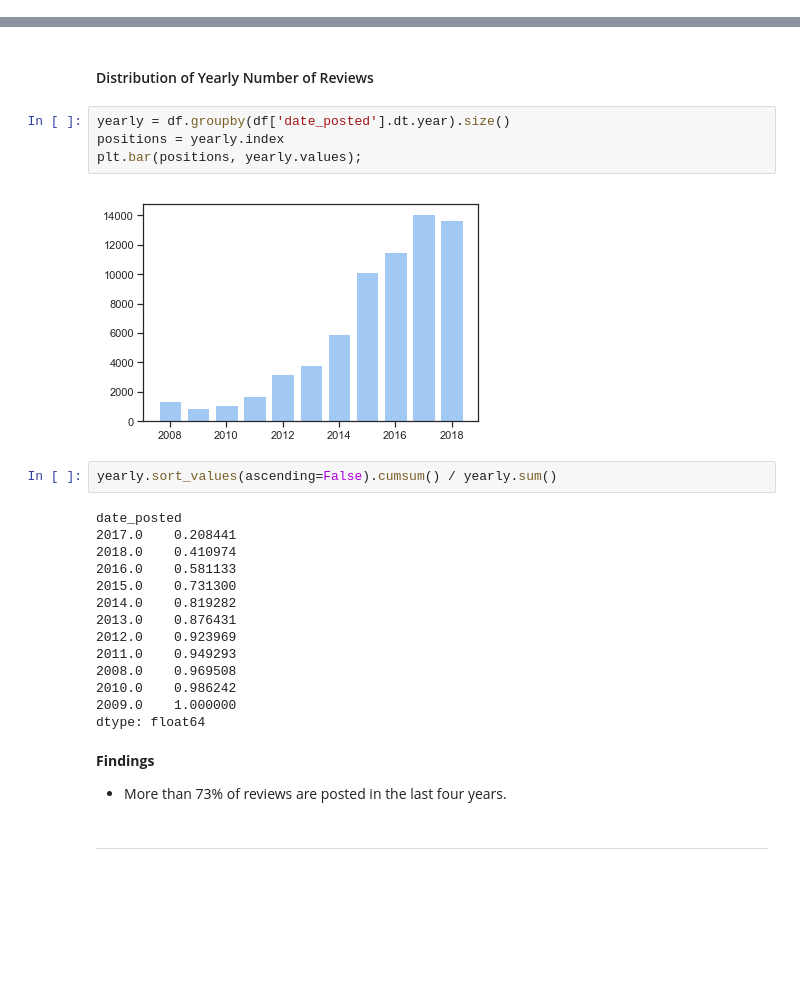
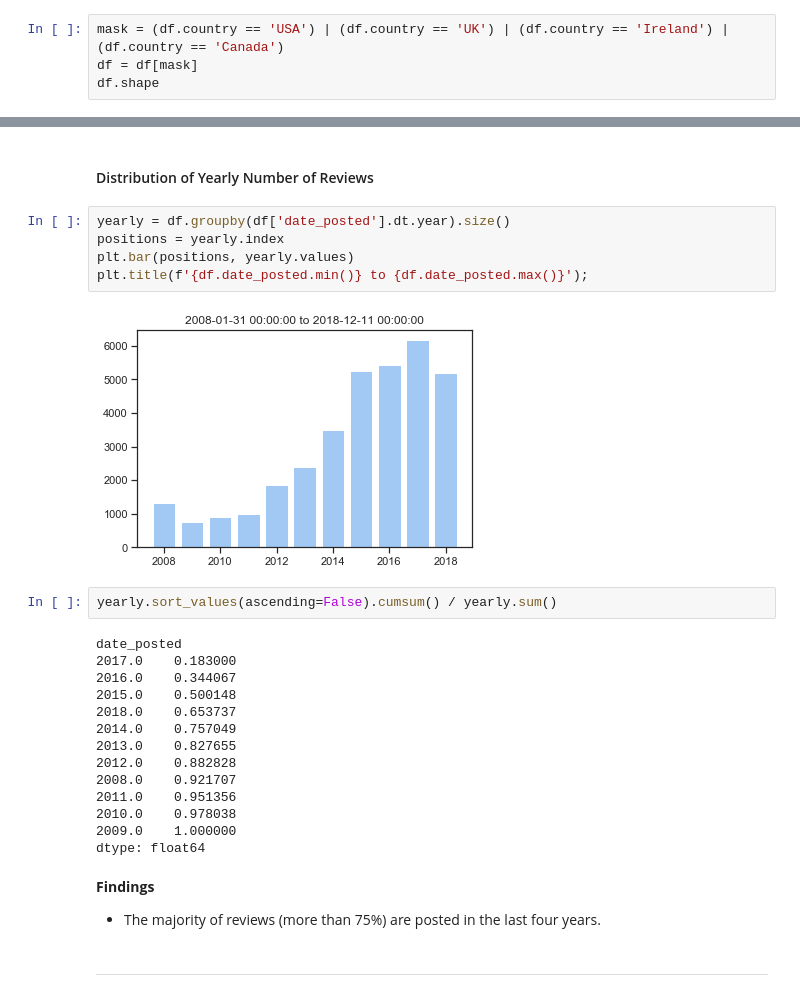
Before and after one commit to bnikanjam/eda_glassdoor, a Jupyter notebook: BigTech Workplace Trends.ipynb, the cells around one changed output, grey strips where cells are left out. Drawn from its saved outputs; the diff is of its cells as text; blank space fills up the shorter version.

```diff
--- a/BigTech Workplace Trends.ipynb
+++ b/BigTech Workplace Trends.ipynb
@@ -366,0 +342,4 @@ del items
+# %%
+mask = (df.country == 'USA') | (df.country == 'UK') | (df.country == 'Ireland') | (df.country == 'Canada')
+df = df[mask]
+df.shape
@@ -377,28 +358,29 @@ df.rename(columns={'dates': 'date_posted'}, inplace=True)
 # %%
 yearly = df.groupby(df['date_posted'].dt.year).size()
 positions = yearly.index
-plt.bar(positions, yearly.values);
+plt.bar(positions, yearly.values)
+plt.title(f'{df.date_posted.min()} to {df.date_posted.max()}');
 # %% [output]
-[figure, old version]
+[figure, new version]
 # %%
 yearly.sort_values(ascending=False).cumsum() / yearly.sum()
 # %% [output]
 date_posted
-2017.0    0.208441
-2018.0    0.410974
-2016.0    0.581133
-2015.0    0.731300
-2014.0    0.819282
-2013.0    0.876431
-2012.0    0.923969
-2011.0    0.949293
-2008.0    0.969508
-2010.0    0.986242
+2017.0    0.183000
+2016.0    0.344067
+2015.0    0.500148
+2018.0    0.653737
+2014.0    0.757049
+2013.0    0.827655
+2012.0    0.882828
+2008.0    0.921707
+2011.0    0.951356
+2010.0    0.978038
 2009.0    1.000000
 dtype: float64
 # %% [markdown]
 **Findings**
-- More than 73% of reviews are posted in the last four years.
+- The majority of reviews (more than 75%) are posted in the last four years.
 # %% [markdown]
 ___
 # %% [markdown]
```
Also changed, not shown: parts of 135 cells of this notebook.
